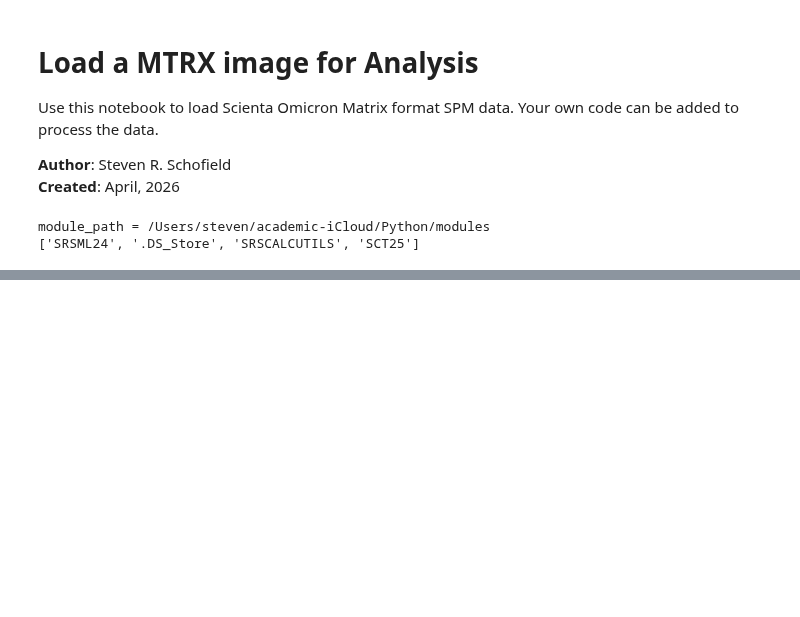
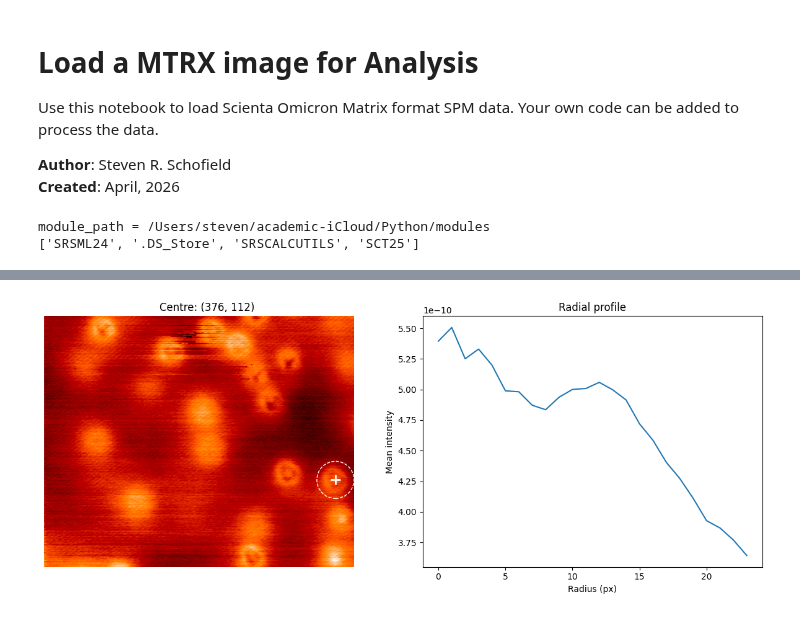
Before and after one commit to srschofield/SRSML24, a Jupyter notebook: notebooks/steven/radial_averaging.ipynb, the cells around one changed output, grey strips where cells are left out. Cells and saved outputs as stored; diff of their text form; code cells hidden in the pictures; blank space fills up the shorter version.

```diff
--- a/notebooks/steven/radial_averaging.ipynb
+++ b/notebooks/steven/radial_averaging.ipynb
@@ -128,0 +122,5 @@ dp.display_image(imgFU_flat,cmap=colormapname)
+# %%
+# Then pass them in directly
+radii_2, profile_2 = da.radial_profile(imgFU_flat, center=(376, 112), cmap='gist_heat')
+# %% [output]
+[figure, added]
```
Also changed, not shown: parts of 11 cells of this notebook, 2 other files.
